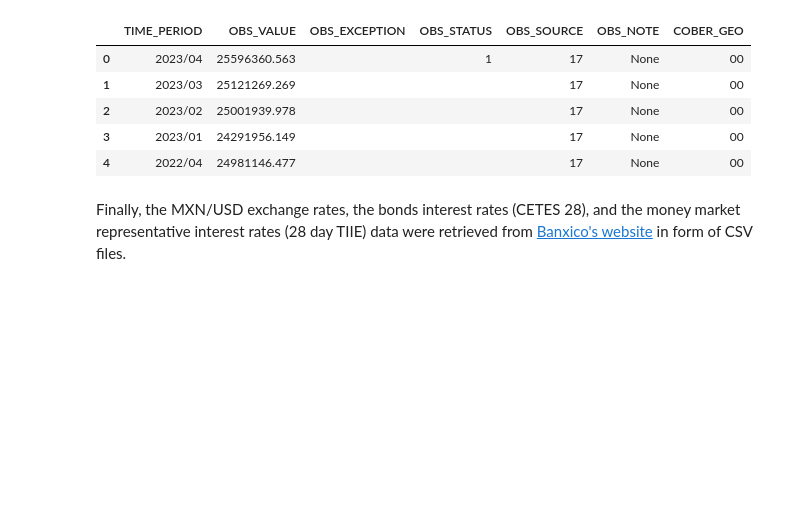
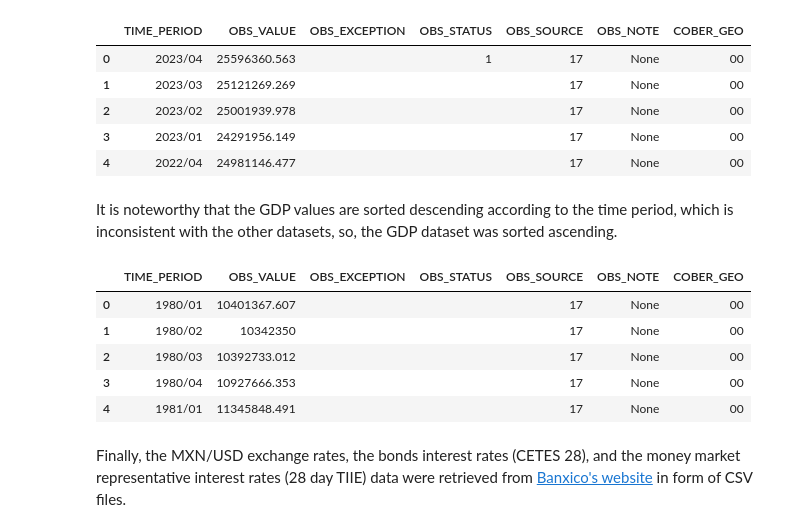
Before and after one commit to DanielEduardoLopez/SalesForecasting, a Jupyter notebook: SalesPrediction.ipynb, the cells around one changed output. Cells and saved outputs as stored; diff of their text form; code cells hidden in the pictures; blank space fills up the shorter version.

Commit message:
Corrected sorting criteria in GDP dataset

```diff
--- a/SalesPrediction.ipynb
+++ b/SalesPrediction.ipynb
@@ -188,6 +188,18 @@ gdp_df.head()
 | 2 | 2023/02 | 25001939.978 |  |  | 17 | None | 00 |
 | 3 | 2023/01 | 24291956.149 |  |  | 17 | None | 00 |
 | 4 | 2022/04 | 24981146.477 |  |  | 17 | None | 00 |
+# %% [markdown]
+It is noteworthy that the GDP values are sorted descending according to the time period, which is inconsistent with the other datasets, so, the GDP dataset was sorted ascending.
+# %%
+gdp_df = gdp_df.sort_values(by='TIME_PERIOD', ascending=True).reset_index(drop=True)
+gdp_df.head()
+# %% [output]
+|  | TIME_PERIOD | OBS_VALUE | OBS_EXCEPTION | OBS_STATUS | OBS_SOURCE | OBS_NOTE | COBER_GEO |
+| 0 | 1980/01 | 10401367.607 |  |  | 17 | None | 00 |
+| 1 | 1980/02 | 10342350 |  |  | 17 | None | 00 |
+| 2 | 1980/03 | 10392733.012 |  |  | 17 | None | 00 |
+| 3 | 1980/04 | 10927666.353 |  |  | 17 | None | 00 |
+| 4 | 1981/01 | 11345848.491 |  |  | 17 | None | 00 |
 # %% [markdown]
 Finally, the MXN/USD exchange rates, the bonds interest rates (CETES 28), and the money market representative interest rates (28 day TIIE) data were retrieved from <a href="https://www.banxico.org.mx/">Banxico's website</a> in form of CSV files.
 # %%
```
Also changed, not shown: parts of 9 cells of this notebook.
